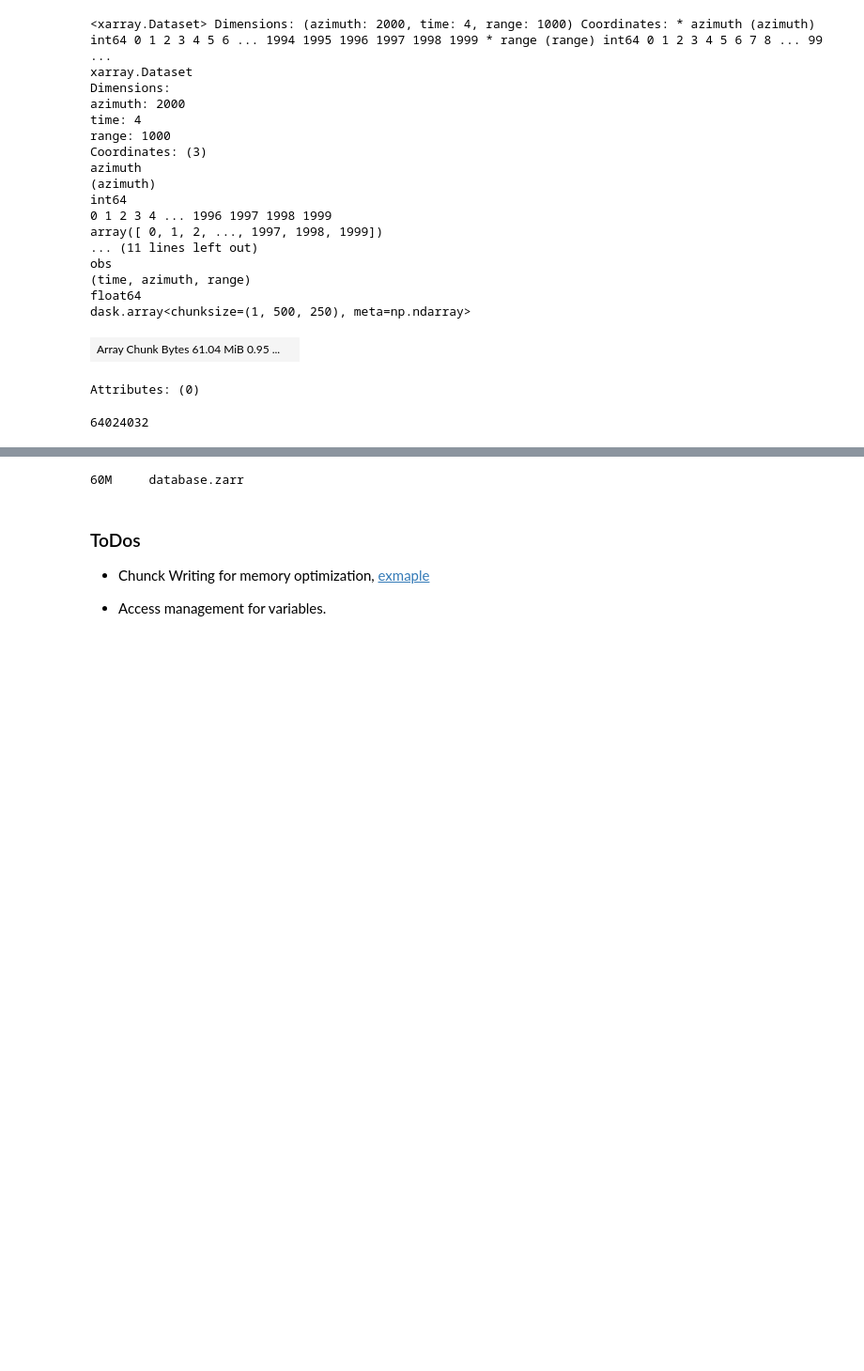
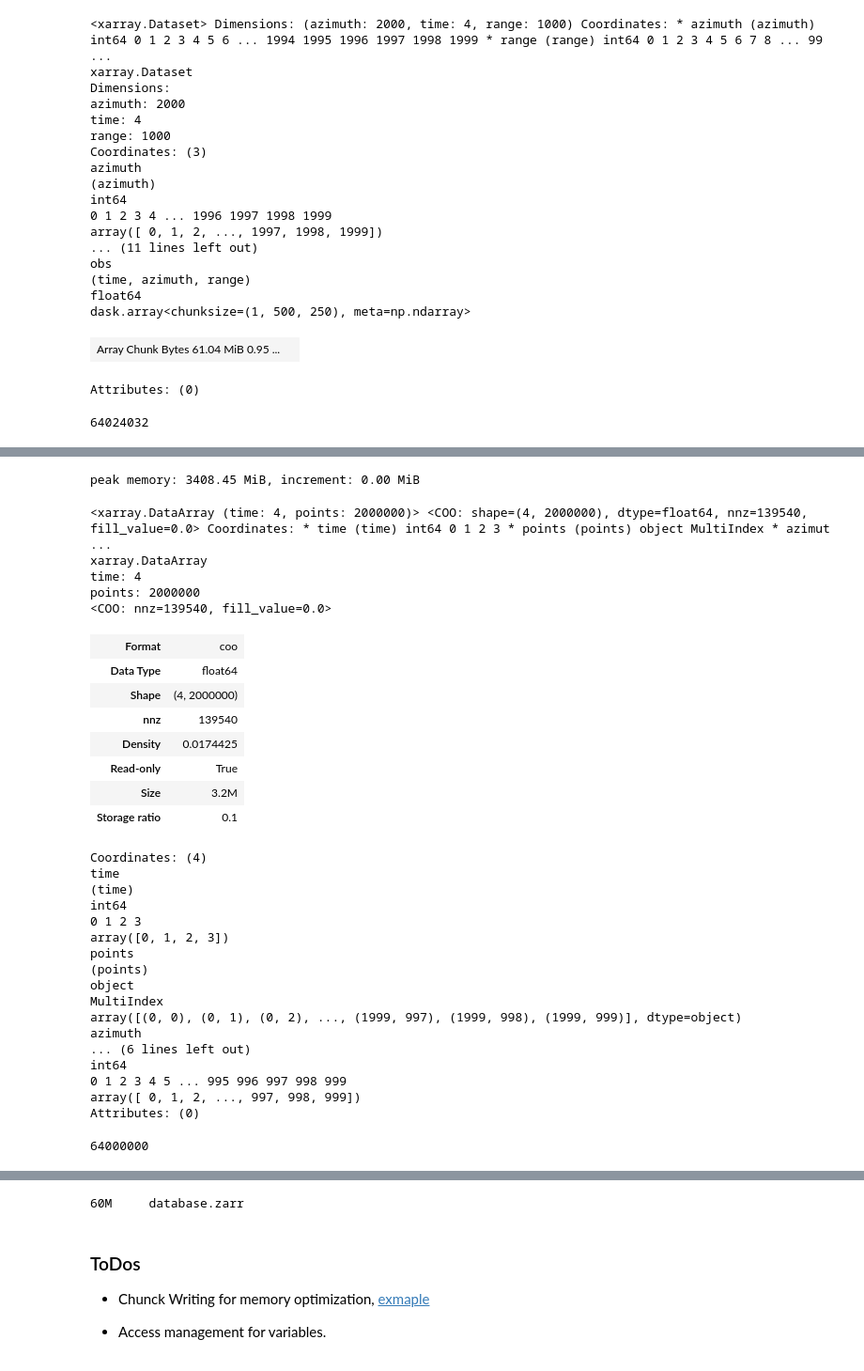
Before and after one commit to MotionbyLearning/example_scripts, a Jupyter notebook: xarray_insar_example.ipynb, the cells around one changed output, grey strips where cells are left out. Shown: that part at 94% size. Drawn from its saved outputs; the diff is of its cells as text; code cells hidden in the pictures; blank space fills up the shorter version.

```diff
--- a/xarray_insar_example.ipynb
+++ b/xarray_insar_example.ipynb
@@ -183,0 +172,3 @@ Data variables:
+# %%
+ds_pointset = ds.stack(points=('azimuth', 'range'))
+ds_pointset
@@ -183,0 +209,47 @@ Data variables:
+# %%
+%memit
+import sparse
+
+da_dense = xr.DataArray(coords=ds_pointset.coords)
+da_dense.loc[dict(points = pointset.obs1.points)] = pointset.obs1.data
+
+
+dense = da_dense.data
+dense[np.where(np.isnan(dense))] = 0
+spm = sparse.COO.from_numpy(da_dense.data, fill_value=dense[0,0])
+
+da_sparse= xr.DataArray(data=sparse.COO(da_dense.data), coords=ds_pointset.coords)
+
+da_sparse
+# %% [output]
+peak memory: 3408.45 MiB, increment: 0.00 MiB
+<xarray.DataArray (time: 4, points: 2000000)> <COO: shape=(4, 2000000), dtype=float64, nnz=139540, fill_value=0.0> Coordinates: * time (time) int64 0 1 2 3 * points (points) object MultiIndex * azimut ...
+xarray.DataArray
+time: 4
+points: 2000000
+<COO: nnz=139540, fill_value=0.0>
+| Format | coo |
+| Data Type | float64 |
+| Shape | (4, 2000000) |
+| nnz | 139540 |
+| Density | 0.0174425 |
+| Read-only | True |
+| Size | 3.2M |
+| Storage ratio | 0.1 |
+Coordinates: (4)
+time
+(time)
+int64
+0 1 2 3
+array([0, 1, 2, 3])
+points
+(points)
+object
+MultiIndex
+array([(0, 0), (0, 1), (0, 2), ..., (1999, 997), (1999, 998), (1999, 999)], dtype=object)
+azimuth
+... (6 lines left out)
+int64
+0 1 2 3 4 5 ... 995 996 997 998 999
+array([ 0, 1, 2, ..., 997, 998, 999])
+Attributes: (0)
@@ -184,2 +258,6 @@ Data variables:
+# %%
+da_sparse.nbytes
+# %% [output]
+64000000
 # %%
 %memit
```
Also changed, not shown: parts of 10 cells of this notebook.
